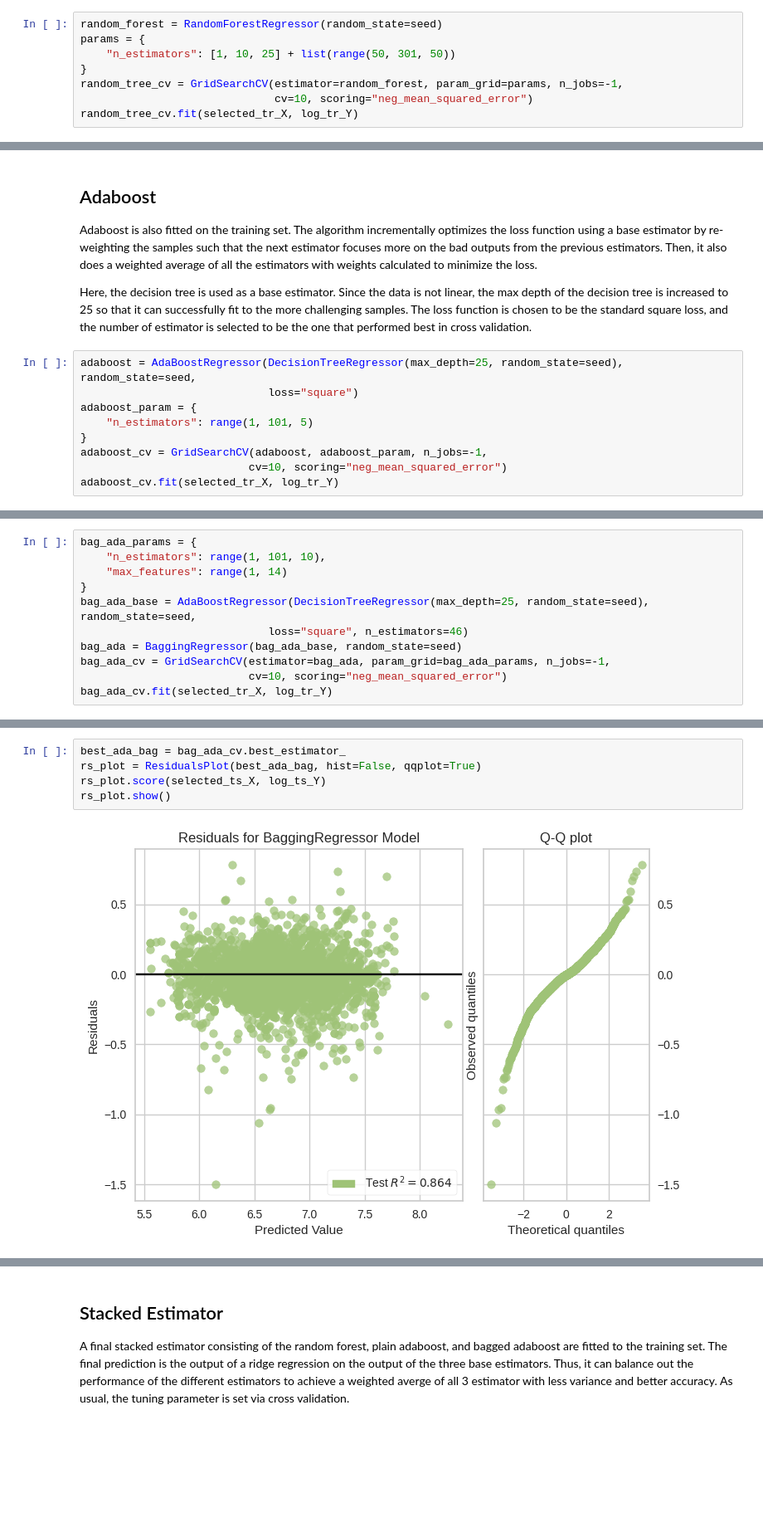
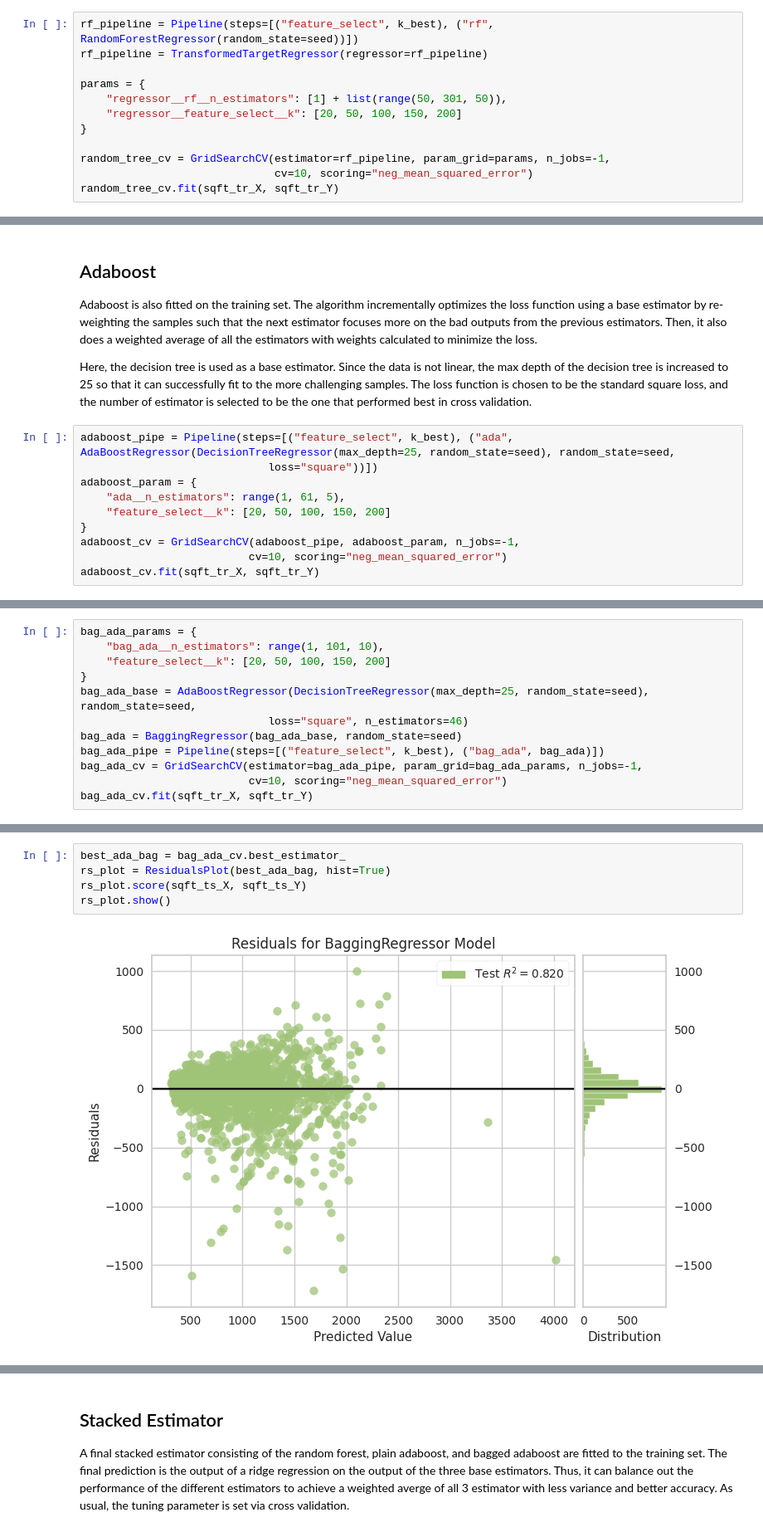
Before and after one commit to shilongdai/Analysis, a Jupyter notebook: Apartments/Apartment Sqft.ipynb, the cells around one changed output, grey strips where cells are left out. Shown at 83% size. Cells and saved outputs as stored; diff of their text form; blank space fills up the shorter version.

```diff
--- a/Apartments/Apartment Sqft.ipynb
+++ b/Apartments/Apartment Sqft.ipynb
@@ -229,9 +146,13 @@ of features per tree is calculated using the standard $\sqrt{n\_features}$ formu
 # %%
-random_forest = RandomForestRegressor(random_state=seed)
+rf_pipeline = Pipeline(steps=[("feature_select", k_best), ("rf", RandomForestRegressor(random_state=seed))])
+rf_pipeline = TransformedTargetRegressor(regressor=rf_pipeline)
+
 params = {
-    "n_estimators": [1, 10, 25] + list(range(50, 301, 50))
+    "regressor__rf__n_estimators": [1] + list(range(50, 301, 50)),
+    "regressor__feature_select__k": [20, 50, 100, 150, 200]
 }
-random_tree_cv = GridSearchCV(estimator=random_forest, param_grid=params, n_jobs=-1,
+
+random_tree_cv = GridSearchCV(estimator=rf_pipeline, param_grid=params, n_jobs=-1,
                               cv=10, scoring="neg_mean_squared_error")
-random_tree_cv.fit(selected_tr_X, log_tr_Y)
+random_tree_cv.fit(sqft_tr_X, sqft_tr_Y)
 # %% [output]
@@ -384,13 +254,14 @@ Here, the decision tree is used as a base estimator. Since the data is not linea
 increased to 25 so that it can successfully fit to the more challenging samples. The loss function is chosen to be the
 standard square loss, and the number of estimator is selected to be the one that performed best in cross validation.
 # %%
-adaboost = AdaBoostRegressor(DecisionTreeRegressor(max_depth=25, random_state=seed), random_state=seed,
-                             loss="square")
+adaboost_pipe = Pipeline(steps=[("feature_select", k_best), ("ada", AdaBoostRegressor(DecisionTreeRegressor(max_depth=25, random_state=seed), random_state=seed,
+                             loss="square"))])
 adaboost_param = {
-    "n_estimators": range(1, 101, 5)
+    "ada__n_estimators": range(1, 61, 5),
+    "feature_select__k": [20, 50, 100, 150, 200]
 }
-adaboost_cv = GridSearchCV(adaboost, adaboost_param, n_jobs=-1,
+adaboost_cv = GridSearchCV(adaboost_pipe, adaboost_param, n_jobs=-1,
                           cv=10, scoring="neg_mean_squared_error")
-adaboost_cv.fit(selected_tr_X, log_tr_Y)
+adaboost_cv.fit(sqft_tr_X, sqft_tr_Y)
 # %% [output]
 GridSearchCV(cv=10,
@@ -452,13 +334,14 @@ maximum number of feature to consider for each estimator are selected via cross
 # %%
 bag_ada_params = {
-    "n_estimators": range(1, 101, 10),
-    "max_features": range(1, 14)
+    "bag_ada__n_estimators": range(1, 101, 10),
+    "feature_select__k": [20, 50, 100, 150, 200]
 }
 bag_ada_base = AdaBoostRegressor(DecisionTreeRegressor(max_depth=25, random_state=seed), random_state=seed,
                              loss="square", n_estimators=46)
 bag_ada = BaggingRegressor(bag_ada_base, random_state=seed)
-bag_ada_cv = GridSearchCV(estimator=bag_ada, param_grid=bag_ada_params, n_jobs=-1,
+bag_ada_pipe = Pipeline(steps=[("feature_select", k_best), ("bag_ada", bag_ada)])
+bag_ada_cv = GridSearchCV(estimator=bag_ada_pipe, param_grid=bag_ada_params, n_jobs=-1,
                           cv=10, scoring="neg_mean_squared_error")
-bag_ada_cv.fit(selected_tr_X, log_tr_Y)
+bag_ada_cv.fit(sqft_tr_X, sqft_tr_Y)
 # %% [output]
 GridSearchCV(cv=10,
@@ -488,10 +387,10 @@ The residual plot is very similar to the random forest one. The qq-plot also sho
 # %%
 best_ada_bag = bag_ada_cv.best_estimator_
-rs_plot = ResidualsPlot(best_ada_bag, hist=False, qqplot=True)
-rs_plot.score(selected_ts_X, log_ts_Y)
+rs_plot = ResidualsPlot(best_ada_bag, hist=True)
+rs_plot.score(sqft_ts_X, sqft_ts_Y)
 rs_plot.show()
 # %% [output]
-[figure, old version]
+[figure, new version]
 <AxesSubplot:title={'center':'Residuals for BaggingRegressor Model'}, xlabel='Predicted Value', ylabel='Residuals'>
 # %% [markdown]
 The performance of the bagged adaboost on the test set is summarized here. It achieved a similar test MAE as
```
Also changed, not shown: parts of 76 cells of this notebook.
